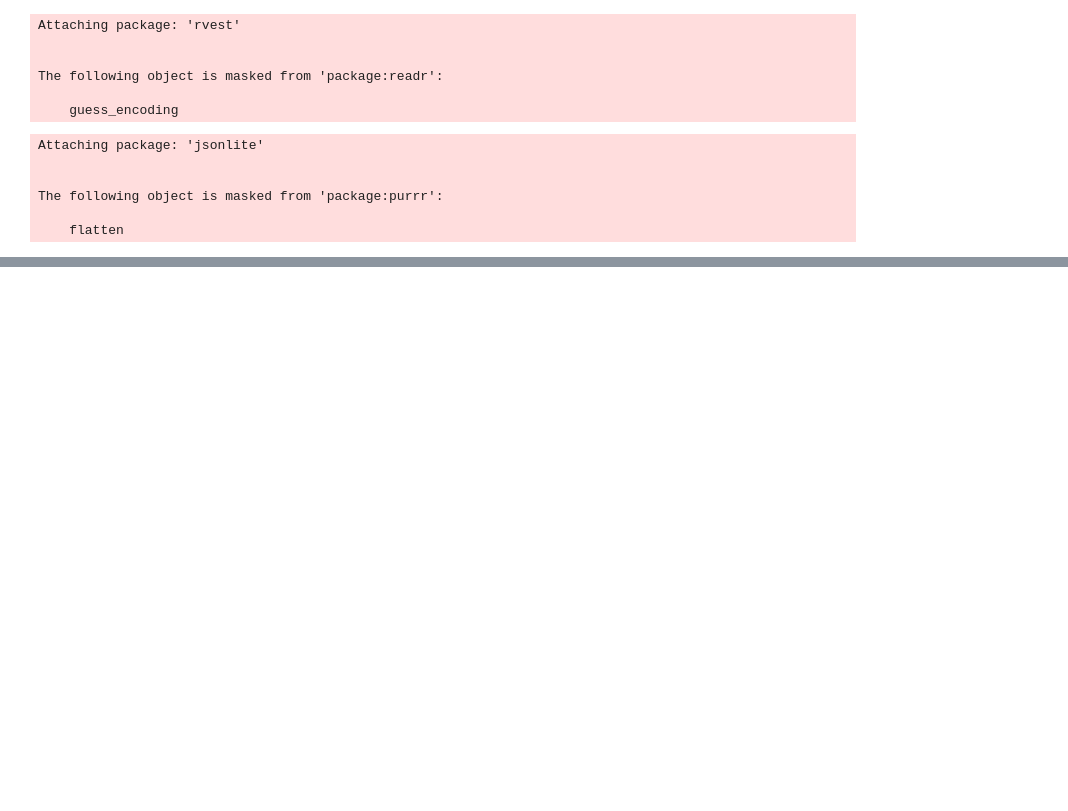
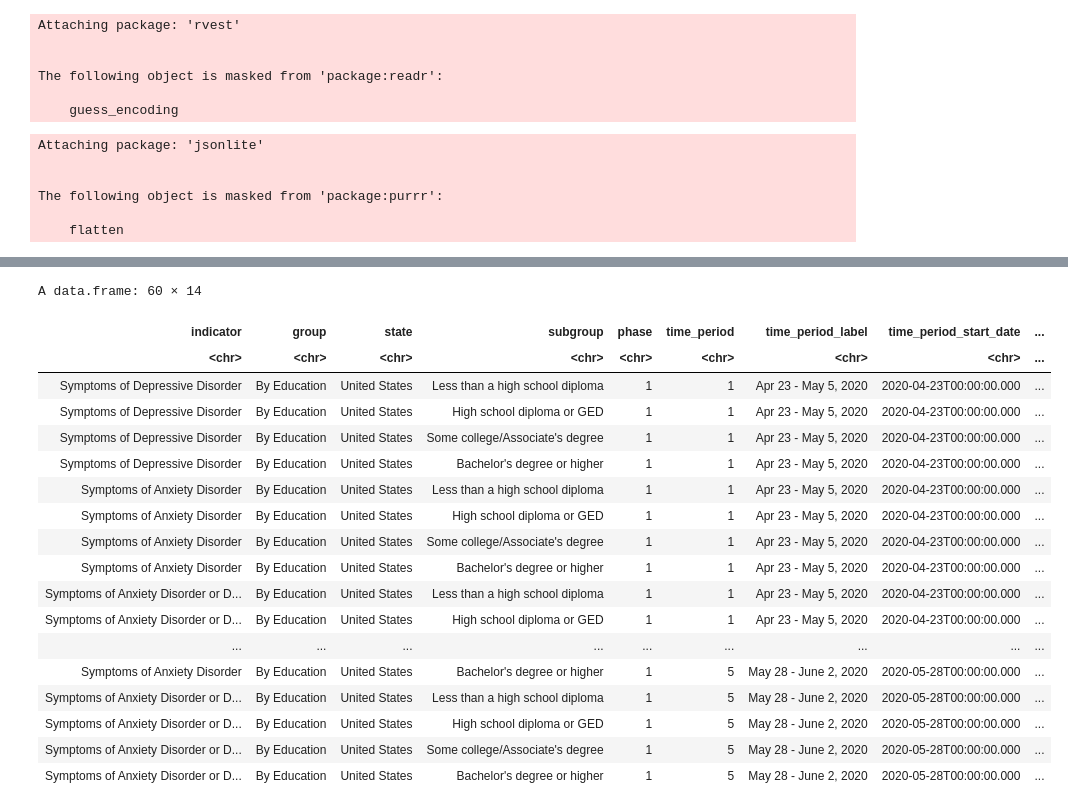
Before and after one commit to yyqbb/DATA201-Group-Project-2022, a Jupyter notebook: cdc_api.ipynb, the cells around one changed output, grey strips where cells are left out. Cells and saved outputs as stored; diff of their text form; code cells hidden in the pictures; blank space fills up the shorter version.

```diff
--- a/cdc_api.ipynb
+++ b/cdc_api.ipynb
@@ -119,4 +121,25 @@ A data.frame: 1000 × 14
 | 999 | Symptoms of Anxiety Disorder or D... | By Education | United States | Bachelor's degree or higher | 1 | 5 | May 28 - June 2, 2020 | 2020-05-28T00:00:00.000 | ... |
 | 1000 | Symptoms of Anxiety Disorder or D... | By State | Alabama | Alabama | 1 | 5 | May 28 - June 2, 2020 | 2020-05-28T00:00:00.000 | ... |
 # %%
-education_df <- cdc_df %>% filter(group='By Education')
+education_df <- cdc_df %>% filter(group=='By Education')
+education_df
+# %% [output]
+A data.frame: 60 × 14
+| indicator | group | state | subgroup | phase | time_period | time_period_label | time_period_start_date | ... |
+| <chr> | <chr> | <chr> | <chr> | <chr> | <chr> | <chr> | <chr> | ... |
+| Symptoms of Depressive Disorder | By Education | United States | Less than a high school diploma | 1 | 1 | Apr 23 - May 5, 2020 | 2020-04-23T00:00:00.000 | ... |
+| Symptoms of Depressive Disorder | By Education | United States | High school diploma or GED | 1 | 1 | Apr 23 - May 5, 2020 | 2020-04-23T00:00:00.000 | ... |
+| Symptoms of Depressive Disorder | By Education | United States | Some college/Associate's degree | 1 | 1 | Apr 23 - May 5, 2020 | 2020-04-23T00:00:00.000 | ... |
+| Symptoms of Depressive Disorder | By Education | United States | Bachelor's degree or higher | 1 | 1 | Apr 23 - May 5, 2020 | 2020-04-23T00:00:00.000 | ... |
+| Symptoms of Anxiety Disorder | By Education | United States | Less than a high school diploma | 1 | 1 | Apr 23 - May 5, 2020 | 2020-04-23T00:00:00.000 | ... |
+| Symptoms of Anxiety Disorder | By Education | United States | High school diploma or GED | 1 | 1 | Apr 23 - May 5, 2020 | 2020-04-23T00:00:00.000 | ... |
+| Symptoms of Anxiety Disorder | By Education | United States | Some college/Associate's degree | 1 | 1 | Apr 23 - May 5, 2020 | 2020-04-23T00:00:00.000 | ... |
+| Symptoms of Anxiety Disorder | By Education | United States | Bachelor's degree or higher | 1 | 1 | Apr 23 - May 5, 2020 | 2020-04-23T00:00:00.000 | ... |
+| Symptoms of Anxiety Disorder or D... | By Education | United States | Less than a high school diploma | 1 | 1 | Apr 23 - May 5, 2020 | 2020-04-23T00:00:00.000 | ... |
+| Symptoms of Anxiety Disorder or D... | By Education | United States | High school diploma or GED | 1 | 1 | Apr 23 - May 5, 2020 | 2020-04-23T00:00:00.000 | ... |
+| ... | ... | ... | ... | ... | ... | ... | ... | ... |
+| Symptoms of Anxiety Disorder | By Education | United States | Bachelor's degree or higher | 1 | 5 | May 28 - June 2, 2020 | 2020-05-28T00:00:00.000 | ... |
+| Symptoms of Anxiety Disorder or D... | By Education | United States | Less than a high school diploma | 1 | 5 | May 28 - June 2, 2020 | 2020-05-28T00:00:00.000 | ... |
+| Symptoms of Anxiety Disorder or D... | By Education | United States | High school diploma or GED | 1 | 5 | May 28 - June 2, 2020 | 2020-05-28T00:00:00.000 | ... |
+| Symptoms of Anxiety Disorder or D... | By Education | United States | Some college/Associate's degree | 1 | 5 | May 28 - June 2, 2020 | 2020-05-28T00:00:00.000 | ... |
+| Symptoms of Anxiety Disorder or D... | By Education | United States | Bachelor's degree or higher | 1 | 5 | May 28 - June 2, 2020 | 2020-05-28T00:00:00.000 | ... |
```
Also changed, not shown: parts of 3 cells of this notebook, 1 other file.
